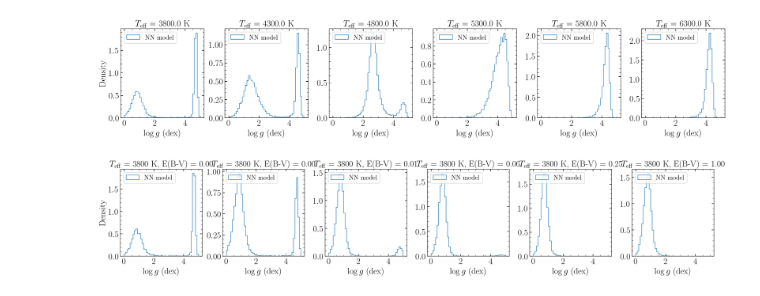
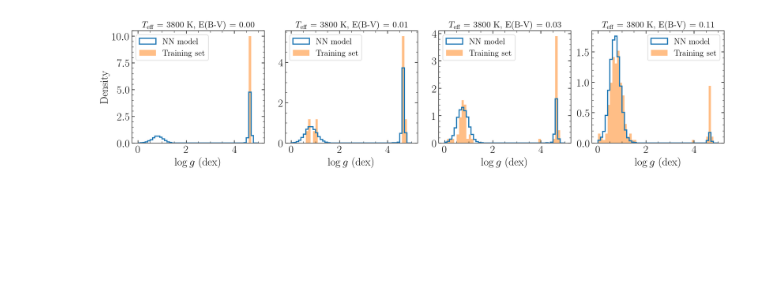
Before and after one commit to henrysky/stars_foundation_diffusion, a Jupyter notebook: Inference.ipynb, the cells around one changed output. Saved outputs shown, nothing was run; the diff lists cells and outputs as text; code cells hidden in the pictures; blank space fills up the shorter version.

```diff
--- a/Inference.ipynb
+++ b/Inference.ipynb
@@ -2,6 +2,7 @@
 import copy
 
 import h5py
+import torch
 import matplotlib.pyplot as plt
 import numpy as np
 import pandas as pd
@@ -13,6 +14,8 @@ from mpl_toolkits.axes_grid1.axes_divider import make_axes_locatable
 from stellarperceptron.model import StellarPerceptron
 
 pylab_style(paper=True)
+
+device = "cuda:0"
 
 
 def top_cbar(ax, mappable, text=None, labelpad=None, ticksformat=None):
@@ -27,12 +30,12 @@ def top_cbar(ax, mappable, text=None, labelpad=None, ticksformat=None):
 
 xp_apogee_testing = h5py.File("./data_files/testing_set.h5", mode="r")
 
-# this notebook is about inference from XP spectra, so we at least need XP spectra and APOGEE labels
 good_idx = (
-    (np.sum(np.isnan(xp_apogee_testing["raw"]["xp_coeffs_gnorm"][()]), axis=1) == 0)
-    & ~np.isnan(xp_apogee_testing["raw"]["teff"][()])
-    & ~np.isnan(xp_apogee_testing["raw"]["logg"][()])
-    & ~np.isnan(xp_apogee_testing["raw"]["m_h"][()])
+    # (np.sum(np.isnan(xp_apogee_testing["raw"]["xp_coeffs_gnorm"][()]), axis=1) == 0)
+    # & ~np.isnan(xp_apogee_testing["raw"]["teff"][()])
+    # & ~np.isnan(xp_apogee_testing["raw"]["logg"][()])
+    # & ~np.isnan(xp_apogee_testing["raw"]["m_h"][()])
+    np.ones(len(xp_apogee_testing["raw"]["teff"][()]), dtype=bool)  # all are good
 )
 
 val_labels = np.column_stack(
@@ -64,10 +67,12 @@ obs_names = np.stack(
     ]
 )
 
+val_labels_df = pd.DataFrame(val_labels, columns=obs_names)
+
 
 nn_model = StellarPerceptron.load(
-    "./model_weights/",
-    device="cuda:1",
+    "./trained_model",
+    device=device,
     mixed_precision=True,
     compile_model=False,
 )
@@ -143,33 +322,46 @@ fig.tight_layout()
 # %%
-fig, axes = plt.subplots(1, 6, figsize=(20, 4))
+fig, axes = plt.subplots(1, 4, figsize=(16, 4))
 
-for ax, t in zip(axes, np.linspace(3800, 6300, 6)):
-    ax.set_title(f"$T_{{\\rm eff}}$ = {t} K")
-    x = nn_model.predict_posterior(inputs=[t, -7.], input_tokens=["teff", "logebv"], request_tokens="logg", size=10000)
+for ax, t in zip(axes, np.linspace(-6, -1, 5)):
+    ax.set_title(f"$T_{{\\rm eff}}$ = 3800 K, E(B-V) = {np.exp(t):.2f}", fontsize=16)
+    x = nn_model.predict_samples(
+        inputs=[3800, t],
+        input_tokens=["teff", "logebv"],
+        request_tokens="logg",
+        size=10000,
+    )
     _ = ax.hist(
-        x[:, 0], range=(0, 5), bins=50, density=True, histtype="step", label="NN model"
+        x[:, 0],
+        range=(0, 5),
+        bins=50,
+        density=True,
+        histtype="step",
+        lw=2.0,
+        label="NN model",
+    )
+    training_logg = val_labels_df[
+        (val_labels_df["teff"] > 3800 - 50.0)
+        & (val_labels_df["teff"] < 3800 + 50.0)
+        & (val_labels_df["logebv"] > t - 1.0)
+        & (val_labels_df["logebv"] < t + 1.0)
+    ]["logg"].to_numpy()
+    _ = ax.hist(
+        training_logg,
+        range=(0, 5),
+        bins=50,
+        density=True,
+        alpha=0.5,
+        # histtype="step",
+        label="Training set",
+        rasterized=True,
     )
     ax.set_xlabel(r"$\log g$ (dex)")
-    ax.legend(loc="upper left")
+    ax.legend(loc="best")
 axes[0].set_ylabel("Density")
 fig.tight_layout()
-
-
-fig, axes = plt.subplots(1, 6, figsize=(20, 4))
-
-for ax, t in zip(axes, np.linspace(-7, 0, 6)):
-    ax.set_title(f"$T_{{\\rm eff}}$ = 3800 K, E(B-V) = {np.exp(t):.2f}")
-    x = nn_model.predict_posterior(inputs=[3800, t], input_tokens=["teff", "logebv"], request_tokens="logg", size=10000)
-    _ = ax.hist(
-        x[:, 0], range=(0, 5), bins=50, density=True, histtype="step", label="NN model"
-    )
-    ax.set_xlabel(r"$\log g$ (dex)")
-    ax.legend(loc="upper left")
-axes[0].set_ylabel("Density")
-fig.tight_layout()
+fig.savefig("figs/teff_extinction.pdf")
 # %% [output]
-[figure, old version]
+[figure, new version]
-[figure, removed]
 # %%
 xp_apogee_testing = h5py.File("./data_files/testing_set.h5", mode="r")
 
```
Also changed, not shown: parts of 8 cells of this notebook, 7 other files.
